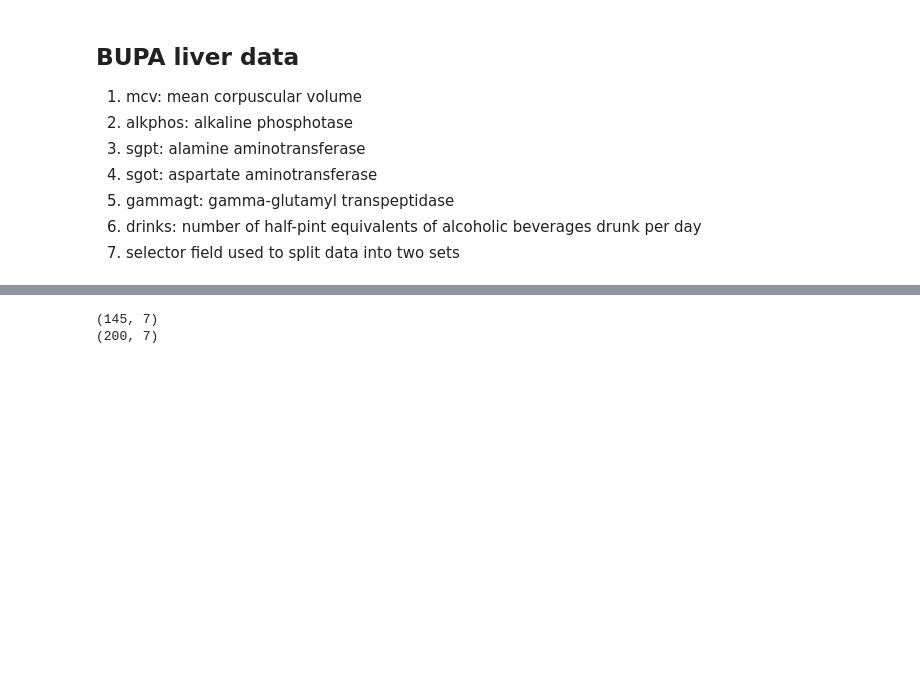
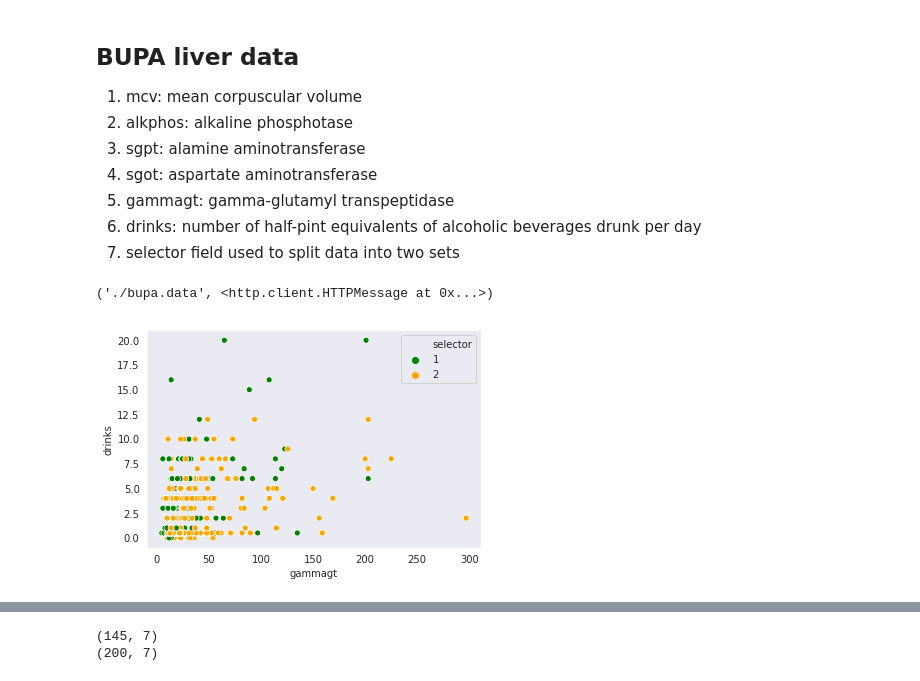
Before and after one commit to makquel/probabilistic-neural-network, a Jupyter notebook: nb/PNN_bupa_test.ipynb, the cells around one changed output, grey strips where cells are left out. Saved outputs shown, nothing was run; the diff lists cells and outputs as text; code cells hidden in the pictures; blank space fills up the shorter version.

```diff
--- a/nb/PNN_bupa_test.ipynb
+++ b/nb/PNN_bupa_test.ipynb
@@ -14,23 +14,32 @@ from numpy import genfromtxt
 import matplotlib.pyplot as plt
 import seaborn as sns
 %matplotlib inline
+# %%
+import urllib.request
+
+url = 'https://archive.ics.uci.edu/ml/machine-learning-databases/liver-disorders/bupa.data'
+urllib.request.urlretrieve(url, './bupa.data')
+# %% [output]
+('./bupa.data', <http.client.HTTPMessage at 0x...>)
 # %%
 bupa_dataset = pd.read_csv('./bupa.data',sep=',',header=-1)
 bupa_dataset.columns = ['mcv', 'alkphos','sgpt','sgot','gammagt','drinks','selector']
 # %%
-# sns.set_style("dark")
-# fig, ax = plt.subplots()
-# ax.margins(0.05)
-# ax = plt.gca()
-# # ax.set_xlim([0,1])
-# # ax.set_ylim([0,1])
-# # fig_dims = (7, 7)
+sns.set_style("dark")
+fig, ax = plt.subplots()
+ax.margins(0.05)
+ax = plt.gca()
+# ax.set_xlim([0,1])
+# ax.set_ylim([0,1])
+# fig_dims = (7, 7)
 
-# sns.scatterplot(x="gammagt", y="drinks", hue="selector",marker='o',data=bupa_dataset, ax=ax, palette=['green','orange'])
-# plt.xlabel(bupa_dataset.columns[4])
-# plt.ylabel(bupa_dataset.columns[5])
-# plt.show()
+sns.scatterplot(x="gammagt", y="drinks", hue="selector",marker='o',data=bupa_dataset, ax=ax, palette=['green','orange'])
+plt.xlabel(bupa_dataset.columns[4])
+plt.ylabel(bupa_dataset.columns[5])
+plt.show()
 # # plotar o KDE sem normalização
+# %% [output]
+[figure, added]
 # %%
 from sklearn.preprocessing import StandardScaler
 scaler = StandardScaler()
```
Also changed, not shown: parts of 4 cells of this notebook, 5 other files.
